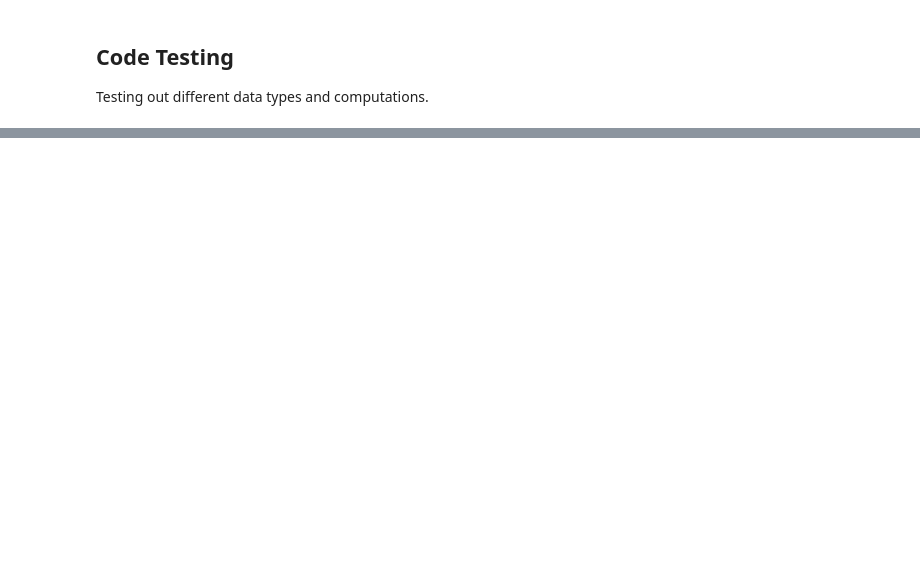
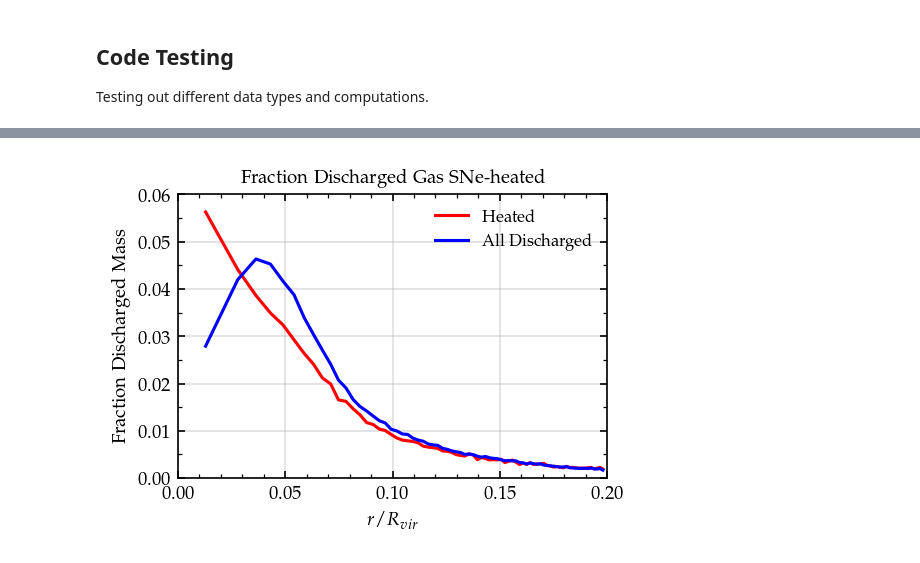
Before and after one commit to leoglonz/Astro_map, a Jupyter notebook: StellarFeedback_p2.ipynb, the cells around one changed output, grey strips where cells are left out. Drawn from its saved outputs; the diff is of its cells as text; code cells hidden in the pictures; blank space fills up the shorter version.

```diff
--- a/StellarFeedback_p2.ipynb
+++ b/StellarFeedback_p2.ipynb
@@ -1115,0 +797,36 @@ heated[heated.key =='h148_13']
+# %%
+bincount = 75
+bins = radialbins(discharged, bincount, 0.2)
+
+### plotting heated r/Rvir alongside all discharged r/Rvir using the bining design defined above. ###
+fig, ax = plt.subplots(1,1,dpi=150, figsize=(3.5,2.5), constrained_layout=True) # change to dpi=300 for printout.
+
+
+y1, x = np.histogram(hot_rR, bins=bins, weights=heated.weight)
+bincenters = 0.5*(x[1:] + x[:-1])
+ax.plot(bincenters, y1, label='Heated', c='r')
+
+y1, x = np.histogram(all_rR, bins=bins, weights=discharged.weight)
+bincenters = 0.5*(x[1:] + x[:-1])
+ax.plot(bincenters, y1, label='All Discharged', c='b')
+
+
+# labels, axis scaling, etc.
+ax.legend(frameon=False, fontsize='8')
+
+ax.set_title('Fraction Discharged Gas SNe-heated', fontsize='medium')
+ax.set_xlabel(r'$r/R_{vir}$')
+ax.set_ylabel('Fraction Discharged Mass')
+ax.set_xlim(0,0.2)
+ax.set_ylim(0,0.06)
+
+ax.xaxis.set_minor_locator(mpl.ticker.MultipleLocator(0.01))
+ax.yaxis.set_minor_locator(mpl.ticker.MultipleLocator(0.005))
+
+ax.ticklabel_format(axis="y", style="plain",scilimits=(0,0))
+ax.tick_params(direction='in',which='both',right=True,top=True)
+ax.grid(alpha=0.4, zorder=-1000)
+
+# plt.savefig('plots/theta_allsats_stacked.pdf')
+# %% [output]
+[figure, added]
```
Also changed, not shown: parts of 50 cells of this notebook, 4 other files.
